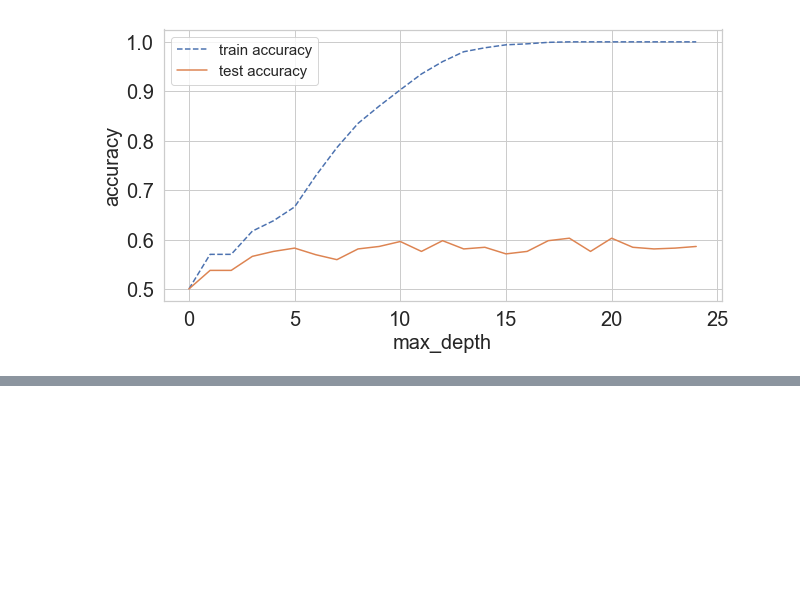
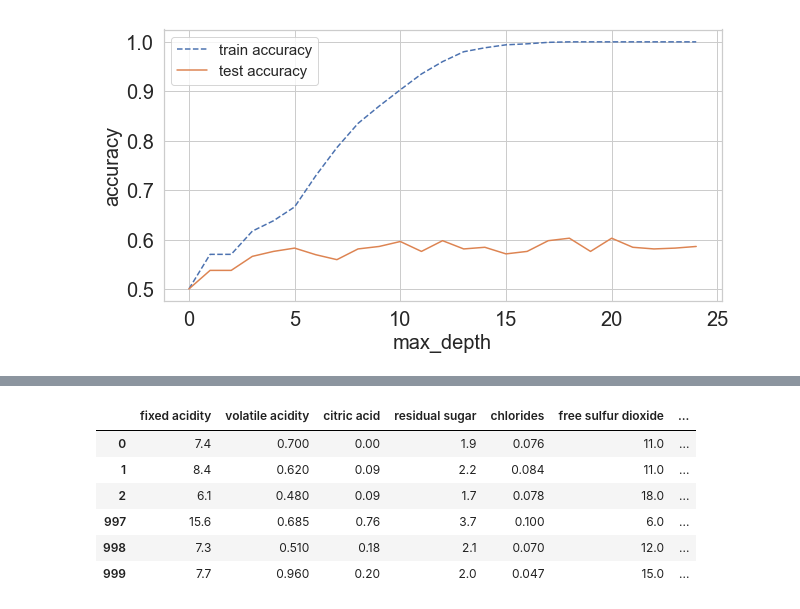
Before and after one commit to masatakashiwagi/4GM, a Jupyter notebook: notebook/02-cross-validation.ipynb, the cells around one changed output, grey strips where cells are left out. Cells and saved outputs as stored; diff of their text form; code cells hidden in the pictures; blank space fills up the shorter version.

```diff
--- a/notebook/02-cross-validation.ipynb
+++ b/notebook/02-cross-validation.ipynb
@@ -221,0 +255,29 @@ plt.show()
+# %%
+# KFold
+# model_selection module of scikit-learn
+import pandas as pd
+from sklearn import model_selection
+
+df = pd.read_csv("../data/winequality/train.csv")
+df["kfold"] = -1
+
+# データをランダムにシャッフルする
+df = df.sample(frac=1).reset_index(drop=True)
+
+# kfold classの初期化 (k=5)
+kf = model_selection.KFold(n_splits=5)
+
+for fold, (trn_, val_) in enumerate(kf.split(X=df)):
+    df.loc[val_, 'kfold'] = fold
+
+df.to_csv("../data/winequality/train_kfold.csv", index=False)
+# %%
+df.head(3).append(df.tail(3))
+# %% [output]
+|  | fixed acidity | volatile acidity | citric acid | residual sugar | chlorides | free sulfur dioxide | ... |
+| 0 | 7.4 | 0.700 | 0.00 | 1.9 | 0.076 | 11.0 | ... |
+| 1 | 8.4 | 0.620 | 0.09 | 2.2 | 0.084 | 11.0 | ... |
+| 2 | 6.1 | 0.480 | 0.09 | 1.7 | 0.078 | 18.0 | ... |
+| 997 | 15.6 | 0.685 | 0.76 | 3.7 | 0.100 | 6.0 | ... |
+| 998 | 7.3 | 0.510 | 0.18 | 2.1 | 0.070 | 12.0 | ... |
+| 999 | 7.7 | 0.960 | 0.20 | 2.0 | 0.047 | 15.0 | ... |
```
Also changed, not shown: parts of 4 cells of this notebook, 1 other file.
